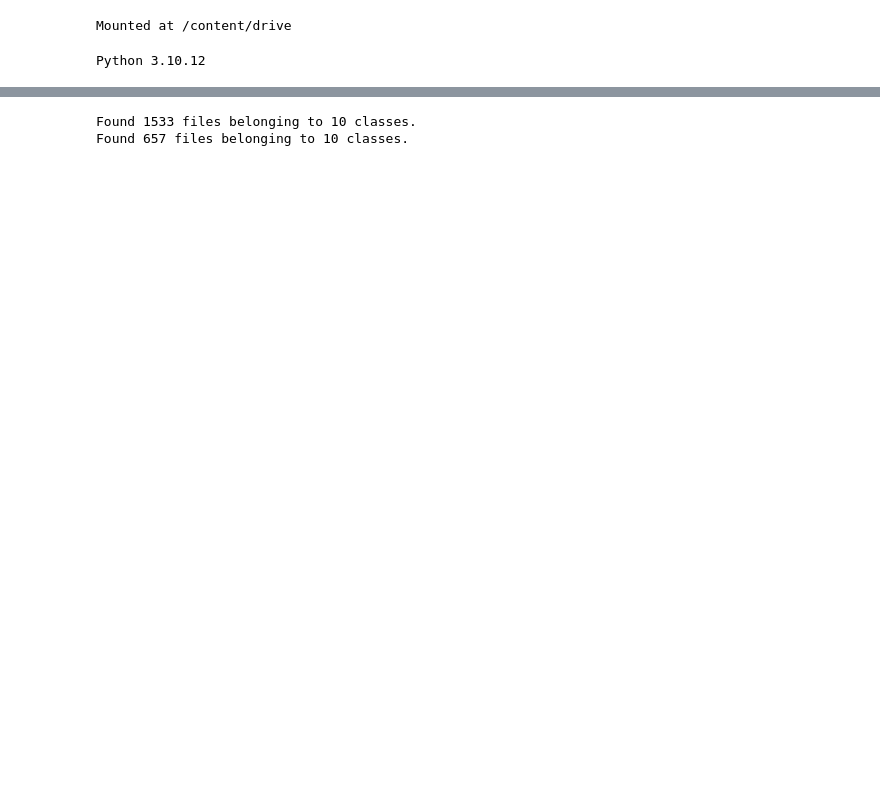
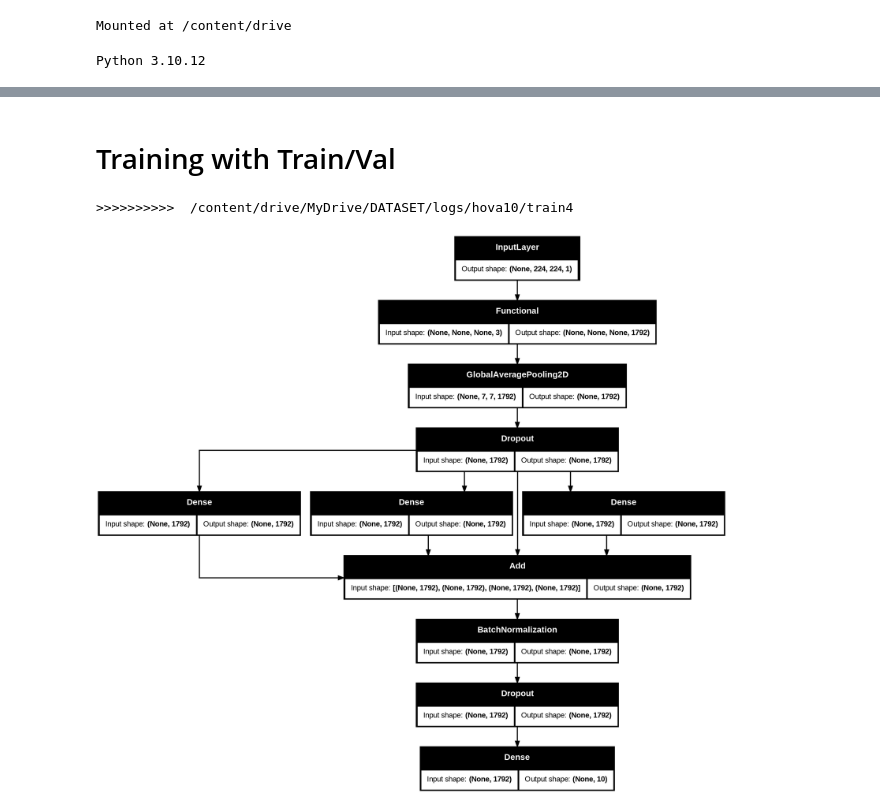
Before and after one commit to DoManhQuang/ecom-product-categorization, a Jupyter notebook: Scale_up_LoRA_for_Image_Classification.ipynb, the cells around one changed output, grey strips where cells are left out. Saved outputs shown, nothing was run; the diff lists cells and outputs as text; code cells hidden in the pictures; blank space fills up the shorter version.

```diff
--- a/Scale_up_LoRA_for_Image_Classification.ipynb
+++ b/Scale_up_LoRA_for_Image_Classification.ipynb
@@ -46,3 +94,35 @@ def unfreeze_model(model, unfree=False, precent=10):
+# %%
+import os
+import shutil
+
+
+def save_training(save_dir):
+    os.makedirs(save_dir, exist_ok=True)
+    length = len(glob.glob(save_dir + "/train*"))
+    save_dir = os.path.join(save_dir, f'train{length+1}')
+    os.makedirs(save_dir, exist_ok=True)
+    print(">>>>>>>>>> ", save_dir)
+    return save_dir
+
+
+def get_cacll_back(save_dir):
+    checkpoint_filepath = os.path.join(save_dir, 'best.weights.h5')
+    model_checkpoint_callback = tf.keras.callbacks.ModelCheckpoint(
+        filepath=checkpoint_filepath,
+        save_weights_only=True,
+        monitor='val_categorical_accuracy',
+        mode='max',
+        save_best_only=True)
+
+    model_stop = tf.keras.callbacks.EarlyStopping(monitor='val_categorical_accuracy',
+                                            verbose=1,
+                                            patience=10,
+                                            mode='max',
+                                            restore_best_weights=False),
+    return [
+        model_stop,
+        model_checkpoint_callback
+    ]
 # %%
 base_model = keras.applications.EfficientNetB4(
     weights="imagenet",  # Load weights pre-trained on ImageNet.
@@ -54,3 +134,8 @@ base_model.trainable = False
 
 # base_model = unfreeze_model(base_model, unfree=True, precent=30) # unfree 30% top layer
 # base_model.summary(show_trainable=True)
+# %%
+# temp model
+model = build_model(size=(224, 224))
+init_weights = model.get_weights()
+model.summary()
@@ -56,0 +164,9 @@ base_model.trainable = False
+# %% [markdown]
+# Training with Train/Val
+# %%
+save_path = "/content/drive/MyDrive/DATASET/logs/hova10"
+save_history = save_training(save_path)
+keras.utils.plot_model(model, to_file=os.path.join(save_history, 'model.png'), show_shapes=True)
+# %% [output]
+>>>>>>>>>>  /content/drive/MyDrive/DATASET/logs/hova10/train4
+[figure, added]
@@ -57,7 +182,7 @@ base_model.trainable = False
 # %%
 train_dir = "/content/drive/MyDrive/DATASET/HOVA10/train"
 test_dir = "/content/drive/MyDrive/DATASET/HOVA10/val/"
-size = (224, 224)
+size = (64, 64)
 batch_size = 32
 train = keras.utils.image_dataset_from_directory(
     directory=train_dir,
@@ -75,6 +200,3 @@ val = keras.utils.image_dataset_from_directory(
     image_size=size,
     shuffle=True,
 )
-# %% [output]
-Found 1533 files belonging to 10 classes.
-Found 657 files belonging to 10 classes.
```
Also changed, not shown: parts of 19 cells of this notebook.
